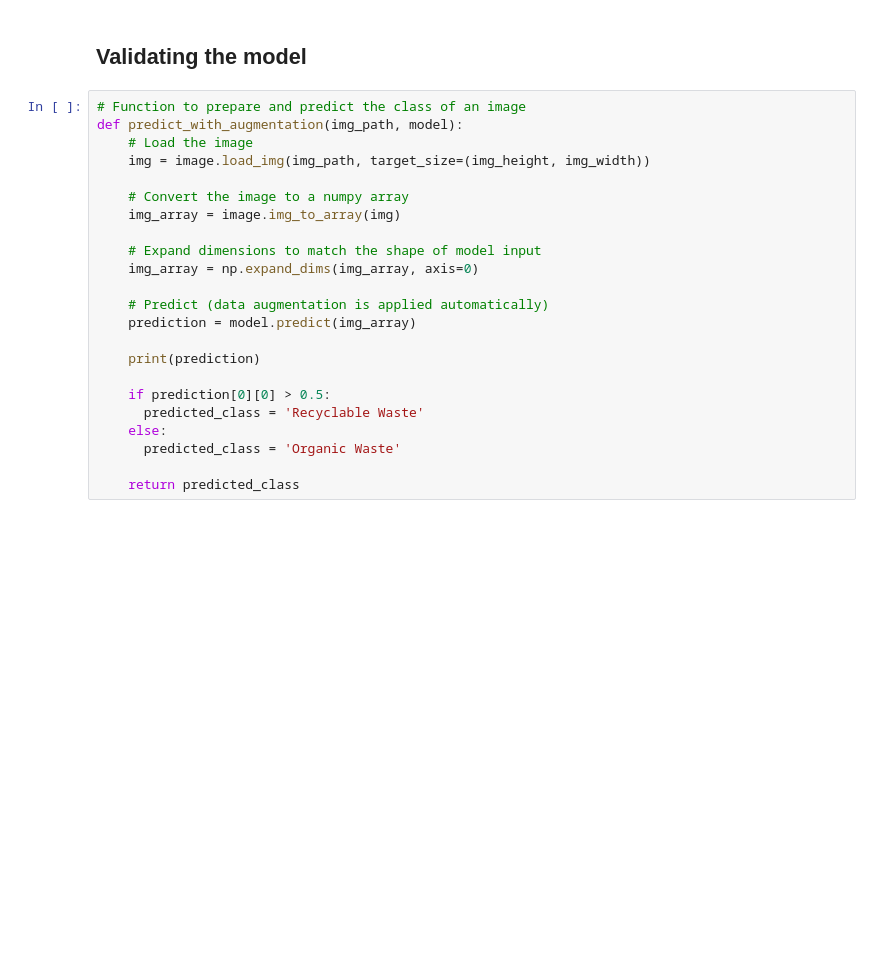
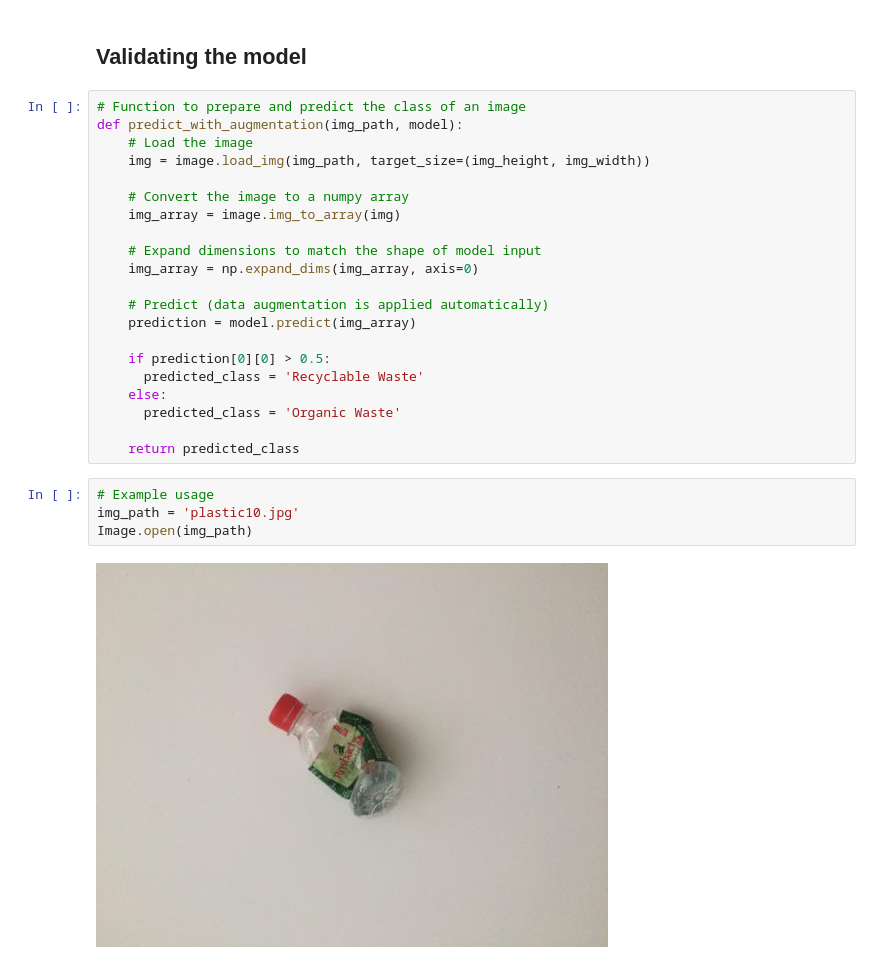
Before and after one commit to poojan007/ICT619-Waste-Sorting-Assistant, a Jupyter notebook: ICT619_Assignment_1_Data_Augmentation.ipynb, the cells around one changed output. Saved outputs shown, nothing was run; the diff lists cells and outputs as text; blank space fills up the shorter version.

```diff
--- a/ICT619_Assignment_1_Data_Augmentation.ipynb
+++ b/ICT619_Assignment_1_Data_Augmentation.ipynb
@@ -176,12 +186,16 @@ def predict_with_augmentation(img_path, model):
     # Predict (data augmentation is applied automatically)
     prediction = model.predict(img_array)
 
-    print(prediction)
-
     if prediction[0][0] > 0.5:
       predicted_class = 'Recyclable Waste'
     else:
       predicted_class = 'Organic Waste'
 
     return predicted_class
+# %%
+# Example usage
+img_path = 'plastic10.jpg'
+Image.open(img_path)
+# %% [output]
+[figure, added]
 # %%
```
Also changed, not shown: parts of 6 cells of this notebook.
